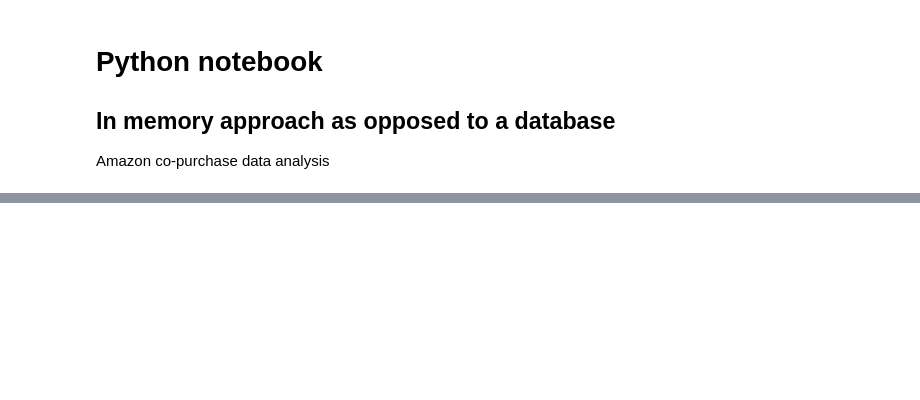
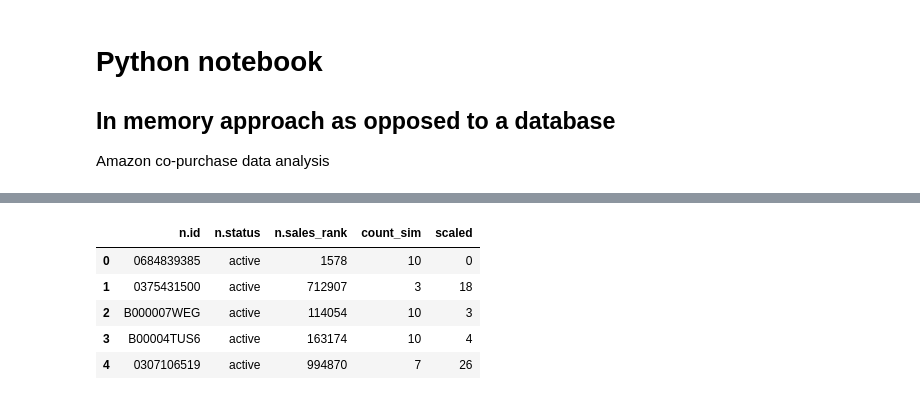
Before and after one commit to jiangk576/graphs, a Jupyter notebook: Amazon_in_memory.ipynb, the cells around one changed output, grey strips where cells are left out. Cells and saved outputs as stored; diff of their text form; code cells hidden in the pictures; blank space fills up the shorter version.

```diff
--- a/Amazon_in_memory.ipynb
+++ b/Amazon_in_memory.ipynb
@@ -79,0 +98,5 @@ Wall time: 57.8 s
+# %%
+q = """MATCH p=(n:Product) OPTIONAL MATCH (n)-[r:co_pur]->() RETURN n.id, n.status, n.sales_rank, count(r);"""
+records = neo4(q)
+cols = ['n.id', 'n.status', 'n.sales_rank', 'count_sim']
+df = pd.DataFrame.from_records(records, columns=cols)
@@ -79,0 +112,3 @@ Wall time: 57.8 s
+# %%
+df['count_sim'] = df['count_sim'].fillna(0)
+df['n.sales_rank'] = df['n.sales_rank'].fillna(0)
@@ -79,0 +147,9 @@ Wall time: 57.8 s
+# %%
+df.head()
+# %% [output]
+|  | n.id | n.status | n.sales_rank | count_sim | scaled |
+| 0 | 0684839385 | active | 1578 | 10 | 0 |
+| 1 | 0375431500 | active | 712907 | 3 | 18 |
+| 2 | B000007WEG | active | 114054 | 10 | 3 |
+| 3 | B00004TUS6 | active | 163174 | 10 | 4 |
+| 4 | 0307106519 | active | 994870 | 7 | 26 |
```
Also changed, not shown: parts of 16 cells of this notebook.
